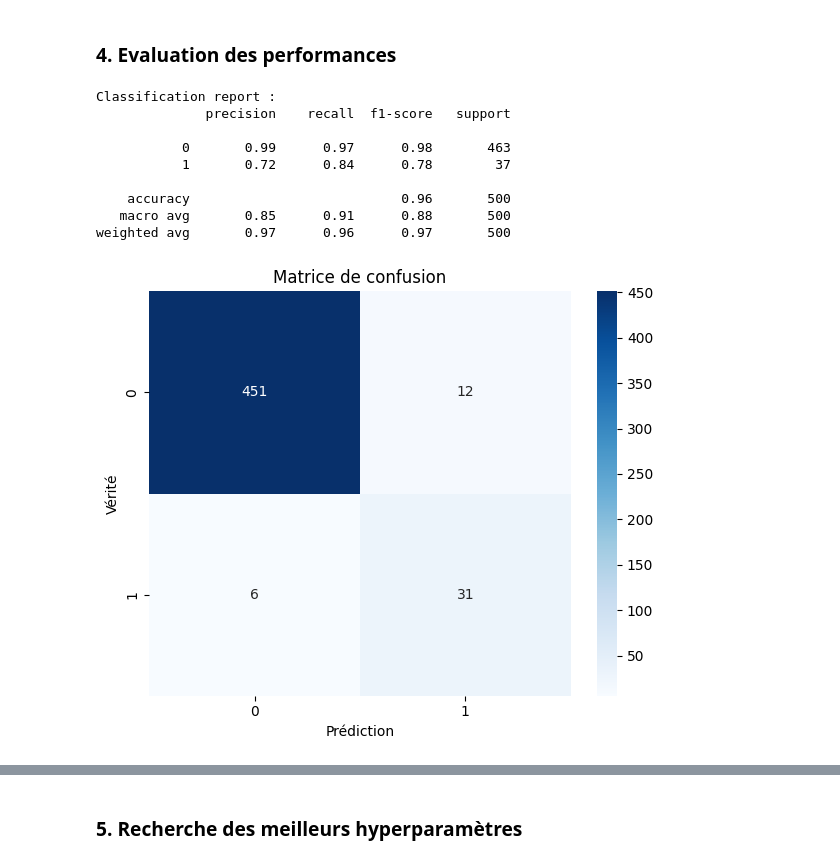
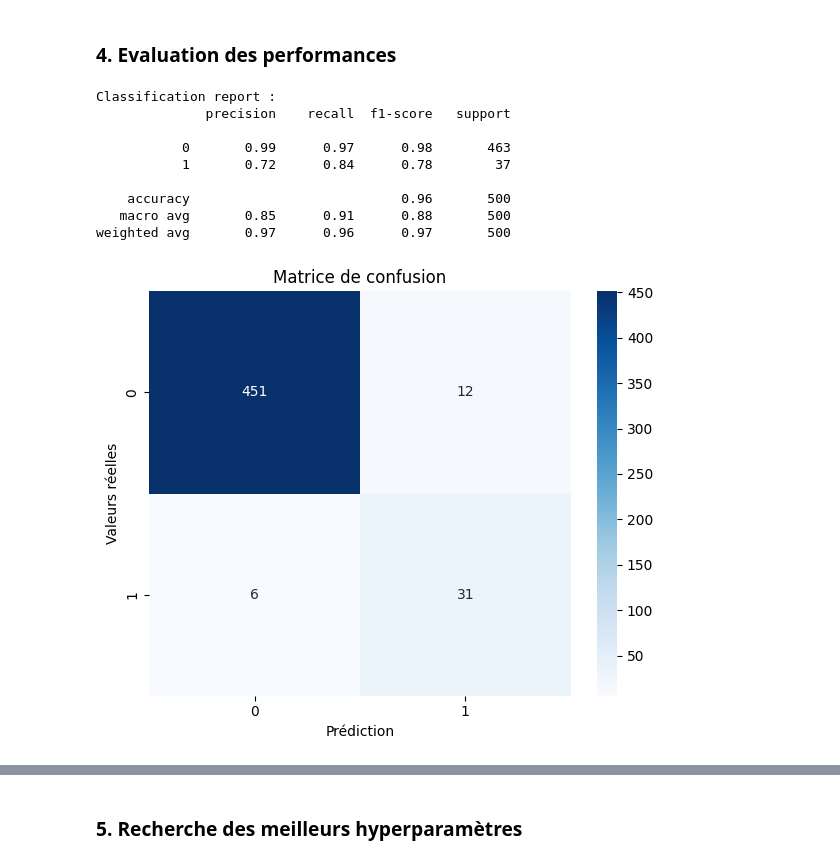
Before and after one commit to vbounmy/MiniProjetML, a Jupyter notebook: MiniProjet_1_Bounmy.ipynb, the cells around one changed output, grey strips where cells are left out. Cells and saved outputs as stored; diff of their text form; code cells hidden in the pictures.

```diff
--- a/MiniProjet_1_Bounmy.ipynb
+++ b/MiniProjet_1_Bounmy.ipynb
@@ -216,26 +231,26 @@ Fitting 5 folds for each of 96 candidates, totalling 480 fits
 # %%
 X_train, X_test, y_train, y_test = train_test_split(problem, target, random_state=42)
 best_model.fit(X_train, y_train)
 y_pred = best_model.predict(X_test)
 
 print(f'Classification report : \n{classification_report(y_test, y_pred)}')
 
 cm = confusion_matrix(y_test, y_pred)
 plt.figure(figsize=(6, 5))
 seaborn.heatmap(cm, annot=True, fmt='d', cmap='Blues')
 plt.title('Matrice de confusion')
 plt.xlabel('Prédiction')
-plt.ylabel('Vérité')
+plt.ylabel('Valeurs réelles')
 plt.tight_layout()
 plt.show()
 # %% [output]
 Classification report :
               precision    recall  f1-score   support
 
            0       0.99      0.97      0.98       463
            1       0.72      0.84      0.78        37
 
     accuracy                           0.96       500
    macro avg       0.85      0.91      0.88       500
 weighted avg       0.97      0.96      0.97       500
-[figure, old version]
+[figure, new version]
```
Also changed, not shown: parts of 8 cells of this notebook.
